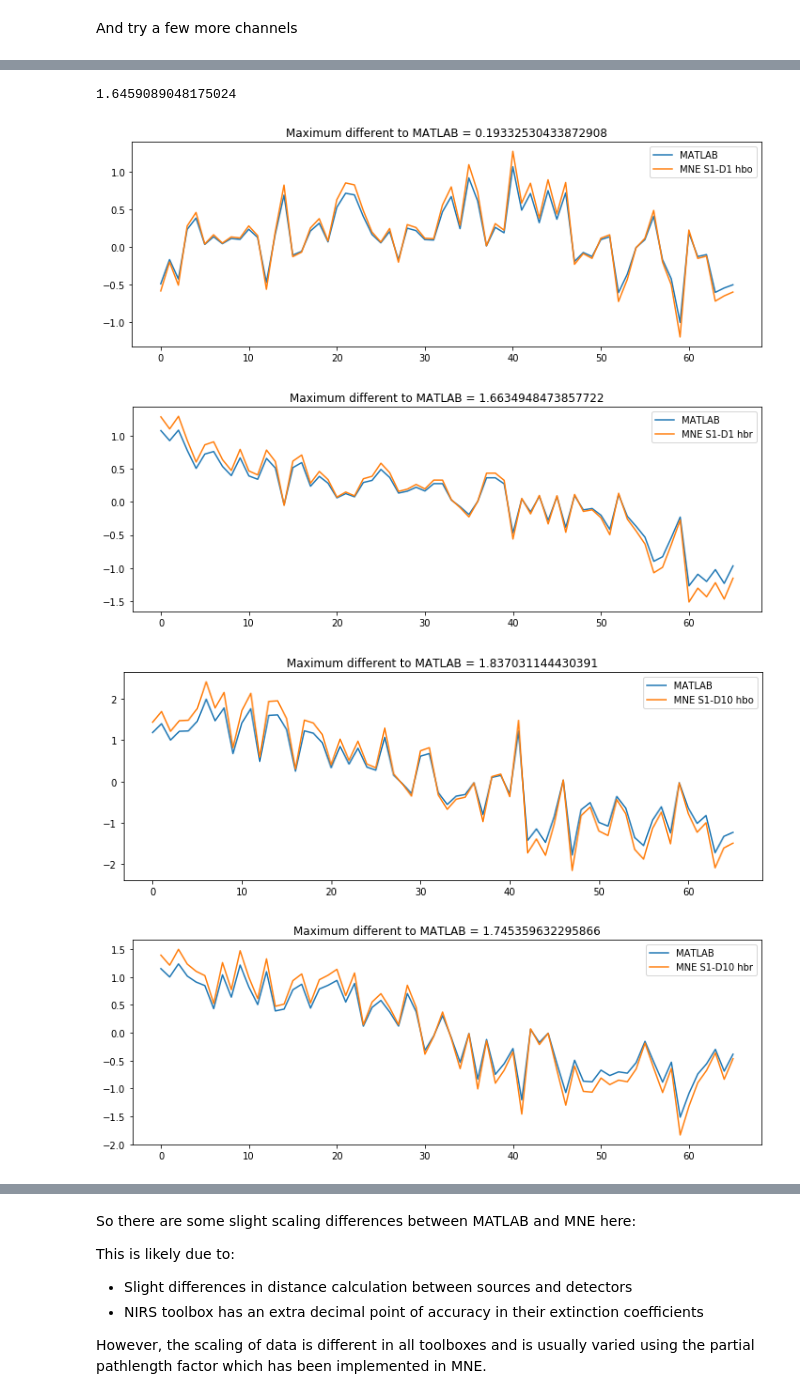
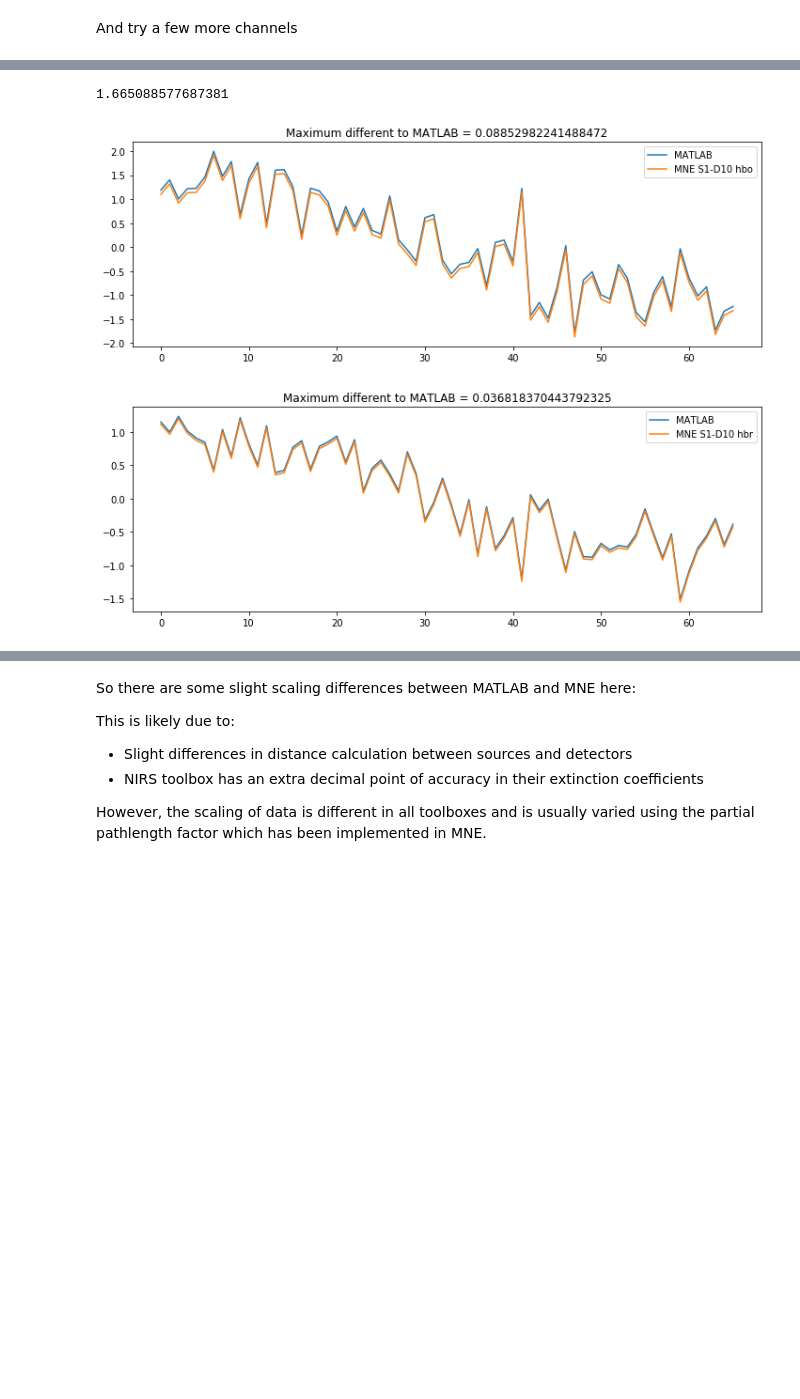
Before and after one commit to rob-luke/mne-fnirs-demo, a Jupyter notebook: BeerLambert_Validation.ipynb, the cells around one changed output, grey strips where cells are left out. Cells and saved outputs as stored; diff of their text form; code cells hidden in the pictures; blank space fills up the shorter version.

```diff
--- a/BeerLambert_Validation.ipynb
+++ b/BeerLambert_Validation.ipynb
@@ -163,8 +163,6 @@ plt.legend()
 # %%
 matlab_data = mne.externals.pymatreader.read_mat('bl_test.mat')['data']
 raw = mne.io.read_raw_nirx('/home/rluke/mne_data/MNE-testing-data/NIRx/nirx_15_2_recording', preload=True);
-raw = mne.preprocessing.optical_density(raw)
-raw = mne.preprocessing.beer_lambert_law(raw)
 # %% [output]
 Loading /home/rluke/mne_data/MNE-testing-data/NIRx/nirx_15_2_recording
 Reading 0 ... 66  =      0.000 ...    16.896 secs...
@@ -171 +173,4 @@ Reading 0 ... 66  =      0.000 ...    16.896 secs...
+# %%
+raw = mne.preprocessing.optical_density(raw)
+raw = mne.preprocessing.beer_lambert_law(raw, ppf = 0.121)
 # %% [markdown]
@@ -222,18 +223,16 @@ No handles with labels found to put in legend.
 data_channel = 1
 max(matlab_data[:,data_channel] - 0.97*raw.get_data()[0])
 # %% [output]
-1.6459089048175024
+1.665088577687381
 # %%
-for data_channel in range(4):
+for data_channel in range(2,4):
 
     plt.plot(matlab_data[:,data_channel], label='MATLAB')
 
     plt.plot(raw.get_data()[data_channel], label='MNE ' + raw.info['chs'][data_channel]['ch_name'])
-    plt.title('Maximum different to MATLAB = ' + str(max(matlab_data[:,data_channel] - raw.get_data()[0])))
+    plt.title('Maximum different to MATLAB = ' + str(max(matlab_data[:,data_channel] - raw.get_data()[data_channel])))
     plt.legend()
     plt.show()
 # %% [output]
-[figure, old version]
+[figure, new version]
-[figure, old version]
+[figure, new version]
-[figure, removed]
-[figure, removed]
```
Also changed, not shown: parts of 7 cells of this notebook.
